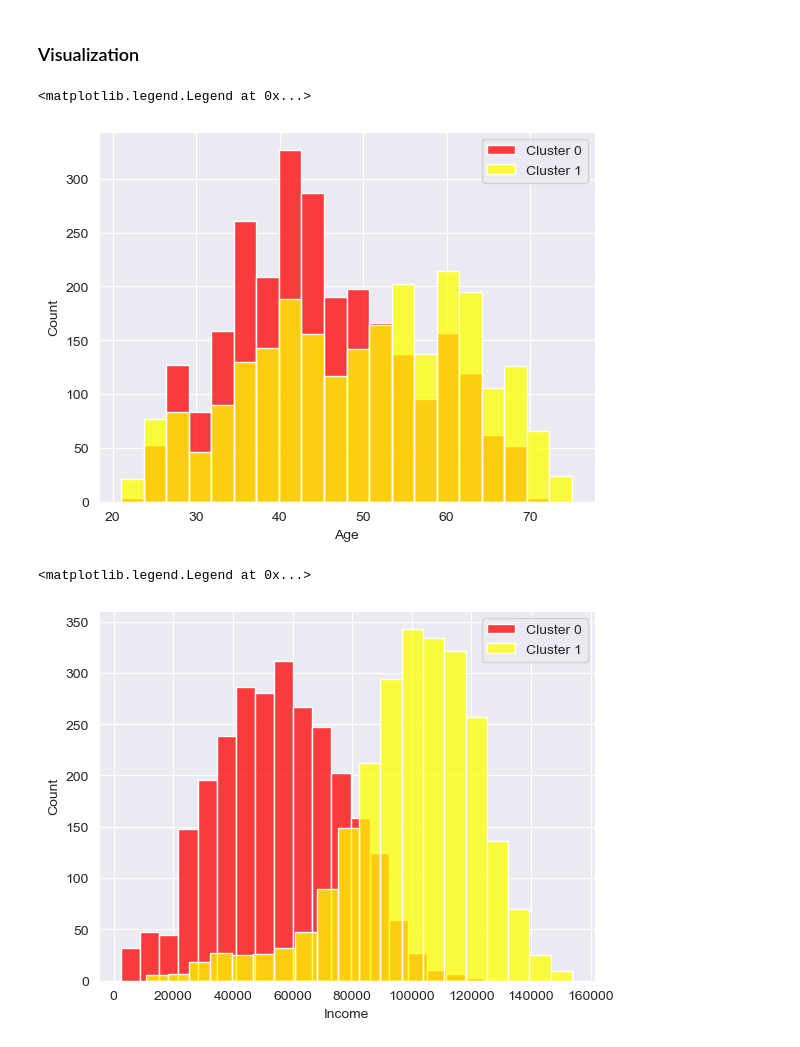
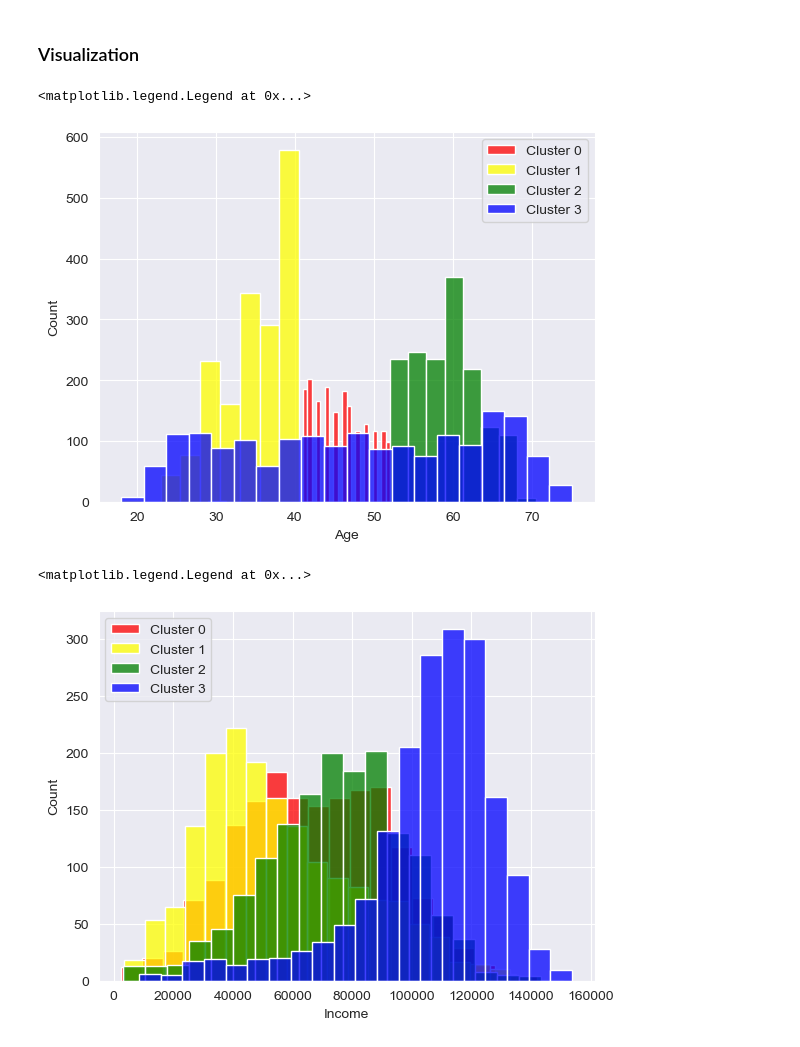
Before and after one commit to MikeOlhao/DSML_projeto, a Jupyter notebook: DSML_202223_Clusters_Group09_Notebook_semgraficos.ipynb, the cells around one changed output. Saved outputs shown, nothing was run; the diff lists cells and outputs as text; code cells hidden in the pictures.

Commit message:
cluster testing

```diff
--- a/DSML_202223_Clusters_Group09_Notebook_semgraficos.ipynb
+++ b/DSML_202223_Clusters_Group09_Notebook_semgraficos.ipynb
@@ -959,0 +893,7 @@ plt.show()
+# %%
+from sklearn.cluster import KMeans
+
+kmeans= KMeans(n_clusters = 4, max_iter =10000, random_state= 1)
+kmeans.fit(pca_train)
+pca_train_label = kmeans.labels_
+pca_train_label = pd.DataFrame(pca_train_label)
@@ -967,23 +960,26 @@ Measuring distances between clusters
 # %%
 cluster0 = df_final[df_final.Cluster == 0]
 cluster1 = df_final[df_final.Cluster == 1]
-#cluster2 = df_final[df_final.Cluster == 2]
+cluster2 = df_final[df_final.Cluster == 2]
+cluster3 = df_final[df_final.Cluster == 3]
 # %%
 sns.histplot(cluster0['Age'],color='red',label='Cluster 0', bins = 20)
 sns.histplot(cluster1['Age'],color='yellow',label='Cluster 1', bins = 20)
-#sns.histplot(cluster2['Age'],color='green',label='Cluster 2', bins = 20)
+sns.histplot(cluster2['Age'],color='green',label='Cluster 2', bins = 20)
+sns.histplot(cluster3['Age'],color='blue',label='Cluster 3', bins = 20)
 plt.legend()
 # %% [output]
 <matplotlib.legend.Legend at 0x...>
-[figure, old version]
+[figure, new version]
 # %%
 sns.histplot(cluster0['Income'],color='red',label='Cluster 0', bins = 20)
 sns.histplot(cluster1['Income'],color='yellow',label='Cluster 1', bins = 20)
-#sns.histplot(cluster2['Income'],color='green',label='Cluster 2', bins = 20)
+sns.histplot(cluster2['Income'],color='green',label='Cluster 2', bins = 20)
+sns.histplot(cluster3['Income'],color='blue',label='Cluster 3', bins = 20)
 plt.legend()
 # %% [output]
 <matplotlib.legend.Legend at 0x...>
-[figure, old version]
+[figure, new version]
 # %%
 # variavel modelo visao customer behaviour: NumOfferPurchases', 'NumAppPurchases',
        # 'NumTakeAwayPurchases', 'NumStorePurchases', 'NumAppVisitsMonth',
```
Also changed, not shown: parts of 10 cells of this notebook.
